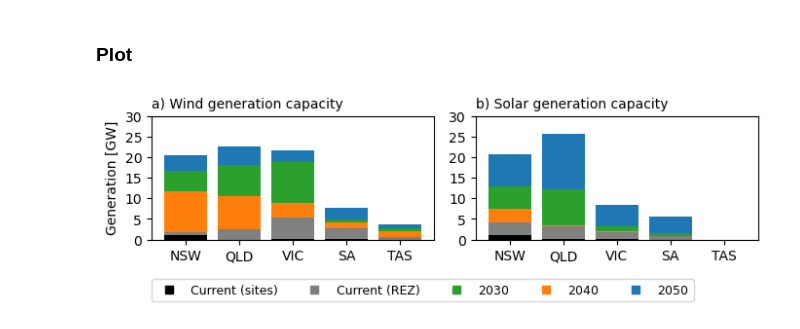
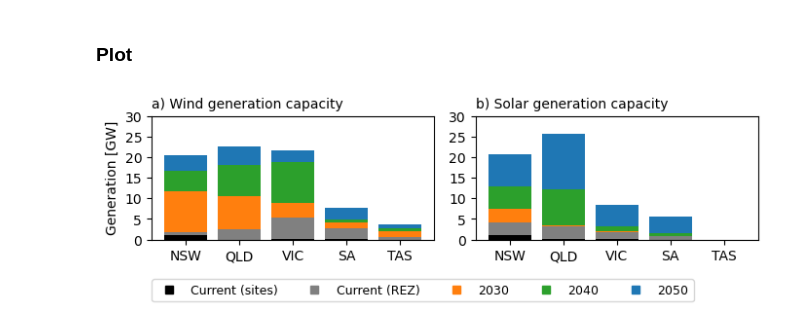
Before and after one commit to dougrichardson/power_models, a Jupyter notebook: 09_scenario_comparison.ipynb, the cells around one changed output. Saved outputs shown, nothing was run; the diff lists cells and outputs as text; code cells hidden in the pictures.

Commit message:
Fixed legend

```diff
--- a/09_scenario_comparison.ipynb
+++ b/09_scenario_comparison.ipynb
@@ -148,33 +148,33 @@ val5 = rez_state_totals["Step_change_solar_2049050"]
 ax[1].bar(wind_site_state_totals.region.values, val5, bottom=val2, color="tab:blue", zorder=0)
 
 ax[0].set_yticks(np.arange(0, 30.1, 5))
 ax[1].set_yticks(np.arange(0, 30.1, 5))
 
 ax[0].set_title("a) Wind generation capacity", loc="left", fontsize=10)
 ax[1].set_title("b) Solar generation capacity", loc="left", fontsize=10)
 
 ax[0].set_ylabel("Generation [GW]")
 
 plt.tight_layout()
 
 # Manual legend
 col1 = Line2D([0], [0], marker='s', linestyle="None", color="k")
 col2 = Line2D([0], [0], marker='s', linestyle="None", color="tab:gray")
-col3 = Line2D([0], [0], marker='s', linestyle="None", color="tab:green")
-col4 = Line2D([0], [0], marker='s', linestyle="None", color="tab:orange")
+col3 = Line2D([0], [0], marker='s', linestyle="None", color="tab:orange")
+col4 = Line2D([0], [0], marker='s', linestyle="None", color="tab:green")
 col5 = Line2D([0], [0], marker='s', linestyle="None", color="tab:blue")
 
 cols = [col1, col2, col3, col4, col5]
 labels = ["Current (sites)", "Current (REZ)", "2030", "2040", "2050"]
 ax[0].legend(
     cols,
     labels,
     loc=(0.0, -0.5),
     ncol=5,
     frameon=True,
     fontsize=9
 )
 
 plt.savefig("figures/gen_cap.pdf", format="pdf", bbox_inches="tight")
 # %% [output]
-[figure, old version]
+[figure, new version]
```
Also changed, not shown: 1 other file.
